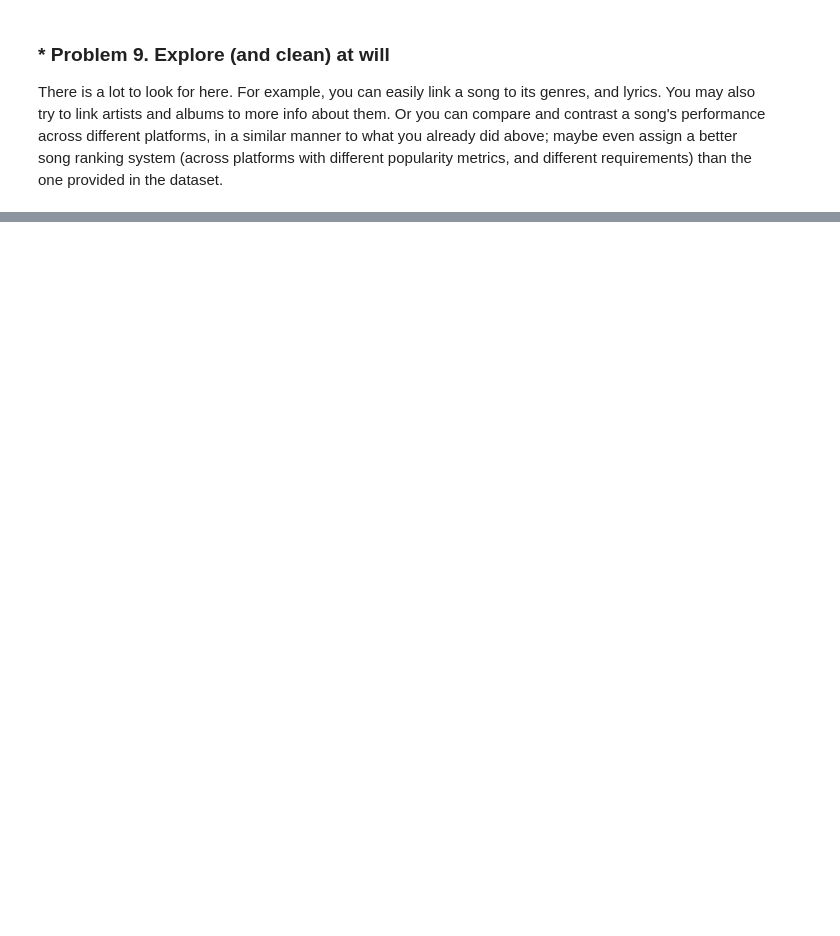
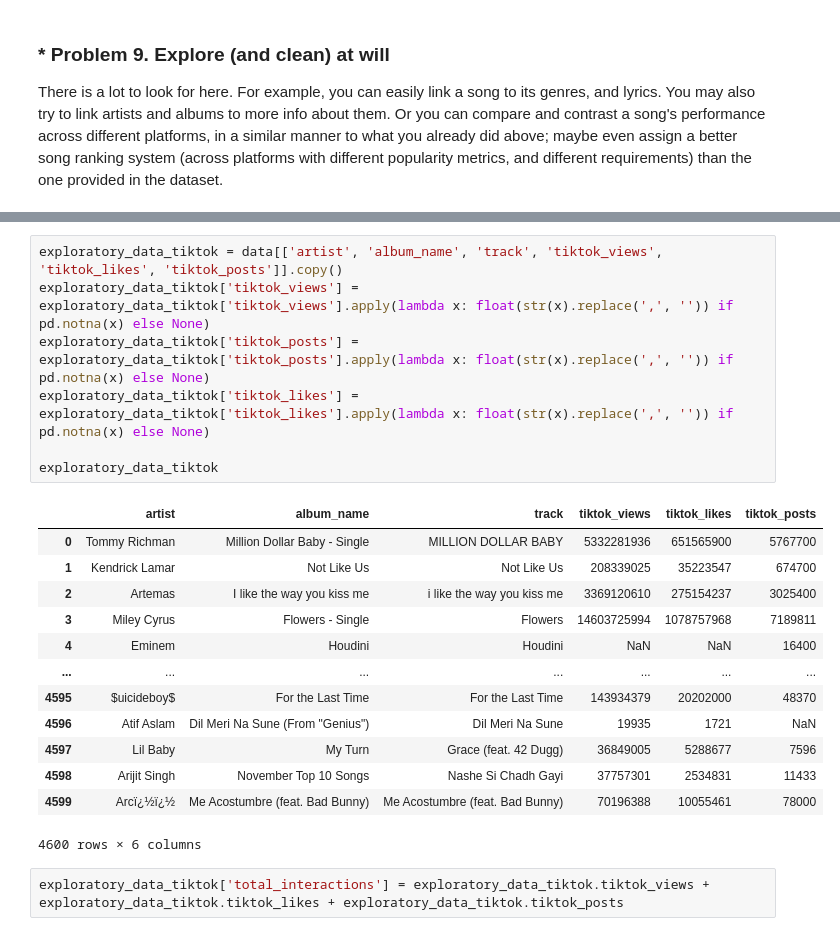
Before and after one commit to plamensve/Data_Science_Upskill_Softuni, a Jupyter notebook: 05_data_visualization_exploratory_data_analysis/Data Visualization and EDA Lab.ipynb, the cells around one changed output, grey strips where cells are left out. Cells and saved outputs as stored; diff of their text form; blank space fills up the shorter version.

```diff
--- a/05_data_visualization_exploratory_data_analysis/Data Visualization and EDA Lab.ipynb
+++ b/05_data_visualization_exploratory_data_analysis/Data Visualization and EDA Lab.ipynb
@@ -887,0 +922,23 @@ There is a lot to look for here. For example, you can easily link a song to its
+# %%
+exploratory_data_tiktok = data[['artist', 'album_name', 'track', 'tiktok_views', 'tiktok_likes', 'tiktok_posts']].copy()
+exploratory_data_tiktok['tiktok_views'] = exploratory_data_tiktok['tiktok_views'].apply(lambda x: float(str(x).replace(',', '')) if pd.notna(x) else None)
+exploratory_data_tiktok['tiktok_posts'] = exploratory_data_tiktok['tiktok_posts'].apply(lambda x: float(str(x).replace(',', '')) if pd.notna(x) else None)
+exploratory_data_tiktok['tiktok_likes'] = exploratory_data_tiktok['tiktok_likes'].apply(lambda x: float(str(x).replace(',', '')) if pd.notna(x) else None)
+
+exploratory_data_tiktok
+# %% [output]
+|  | artist | album_name | track | tiktok_views | tiktok_likes | tiktok_posts |
+| 0 | Tommy Richman | Million Dollar Baby - Single | MILLION DOLLAR BABY | 5332281936 | 651565900 | 5767700 |
+| 1 | Kendrick Lamar | Not Like Us | Not Like Us | 208339025 | 35223547 | 674700 |
+| 2 | Artemas | I like the way you kiss me | i like the way you kiss me | 3369120610 | 275154237 | 3025400 |
+| 3 | Miley Cyrus | Flowers - Single | Flowers | 14603725994 | 1078757968 | 7189811 |
+| 4 | Eminem | Houdini | Houdini | NaN | NaN | 16400 |
+| ... | ... | ... | ... | ... | ... | ... |
+| 4595 | $uicideboy$ | For the Last Time | For the Last Time | 143934379 | 20202000 | 48370 |
+| 4596 | Atif Aslam | Dil Meri Na Sune (From "Genius") | Dil Meri Na Sune | 19935 | 1721 | NaN |
+| 4597 | Lil Baby | My Turn | Grace (feat. 42 Dugg) | 36849005 | 5288677 | 7596 |
+| 4598 | Arijit Singh | November Top 10 Songs | Nashe Si Chadh Gayi | 37757301 | 2534831 | 11433 |
+| 4599 | Arcï¿½ï¿½ | Me Acostumbre (feat. Bad Bunny) | Me Acostumbre (feat. Bad Bunny) | 70196388 | 10055461 | 78000 |
+4600 rows × 6 columns
+# %%
+exploratory_data_tiktok['total_interactions'] = exploratory_data_tiktok.tiktok_views + exploratory_data_tiktok.tiktok_likes + exploratory_data_tiktok.tiktok_posts
```
Also changed, not shown: parts of 19 cells of this notebook, 2 other files.
